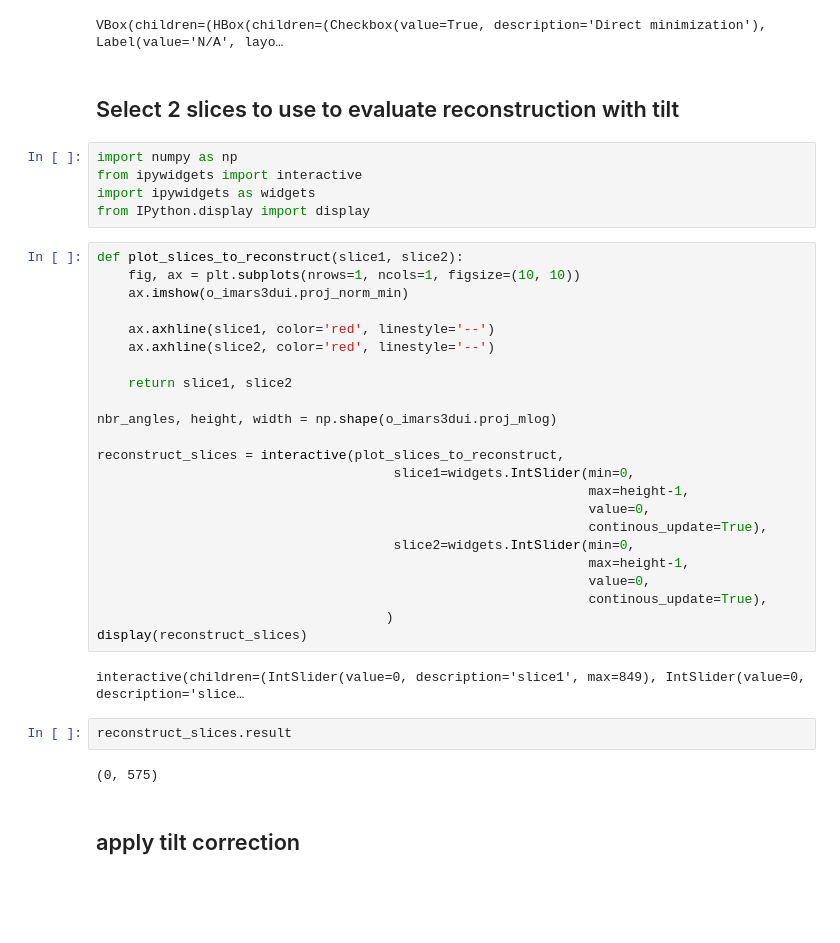
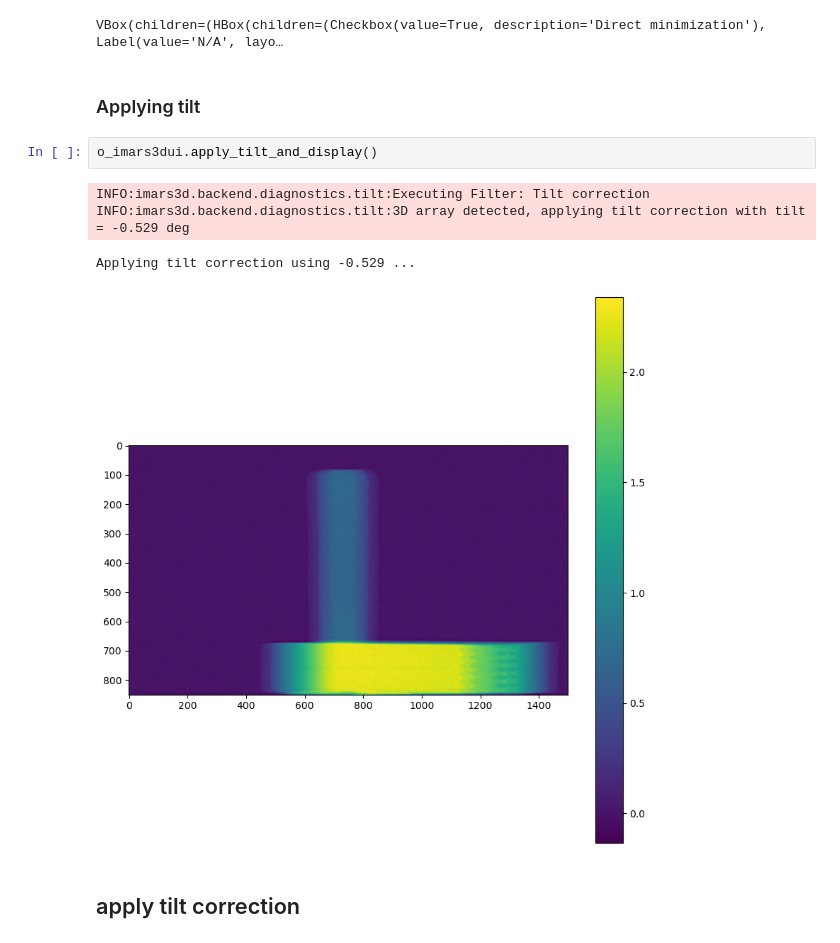
Before and after one commit to ornlneutronimaging/iMars3d_notebooks, a Jupyter notebook: imars3d_embedded_and_hdf5.ipynb, the cells around one changed output. Cells and saved outputs as stored; diff of their text form; blank space fills up the shorter version.

```diff
--- a/imars3d_embedded_and_hdf5.ipynb
+++ b/imars3d_embedded_and_hdf5.ipynb
@@ -144,42 +144,15 @@ o_imars3dui.calculate_tilt()
 # %% [output]
 Select the tilt value you want to use:
 VBox(children=(HBox(children=(Checkbox(value=True, description='Direct minimization'), Label(value='N/A', layo…
-# %% [markdown]
-## Select 2 slices to use to evaluate reconstruction with tilt
-# %%
-import numpy as np
-from ipywidgets import interactive
-import ipywidgets as widgets
-from IPython.display import display
-# %%
-def plot_slices_to_reconstruct(slice1, slice2):
-    fig, ax = plt.subplots(nrows=1, ncols=1, figsize=(10, 10))
-    ax.imshow(o_imars3dui.proj_norm_min)
-
-    ax.axhline(slice1, color='red', linestyle='--')
-    ax.axhline(slice2, color='red', linestyle='--')
-
-    return slice1, slice2
-
-nbr_angles, height, width = np.shape(o_imars3dui.proj_mlog)
-
-reconstruct_slices = interactive(plot_slices_to_reconstruct,
-                                      slice1=widgets.IntSlider(min=0,
-                                                               max=height-1,
-                                                               value=0,
-                                                               continous_update=True),
-                                      slice2=widgets.IntSlider(min=0,
-                                                               max=height-1,
-                                                               value=0,
-                                                               continous_update=True),
-                                     )
-display(reconstruct_slices)
-# %% [output]
-interactive(children=(IntSlider(value=0, description='slice1', max=849), IntSlider(value=0, description='slice…
-# %%
-reconstruct_slices.result
-# %% [output]
-(0, 575)
+# %% [markdown]
+### Applying tilt
+# %%
+o_imars3dui.apply_tilt_and_display()
+# %% [output]
+INFO:imars3d.backend.diagnostics.tilt:Executing Filter: Tilt correction
+INFO:imars3d.backend.diagnostics.tilt:3D array detected, applying tilt correction with tilt = -0.529 deg
+Applying tilt correction using -0.529 ...
+[figure, added]
 # %% [markdown]
 ## apply tilt correction
 # %%
```
Also changed, not shown: parts of 1 cell of this notebook, 7 other files.
